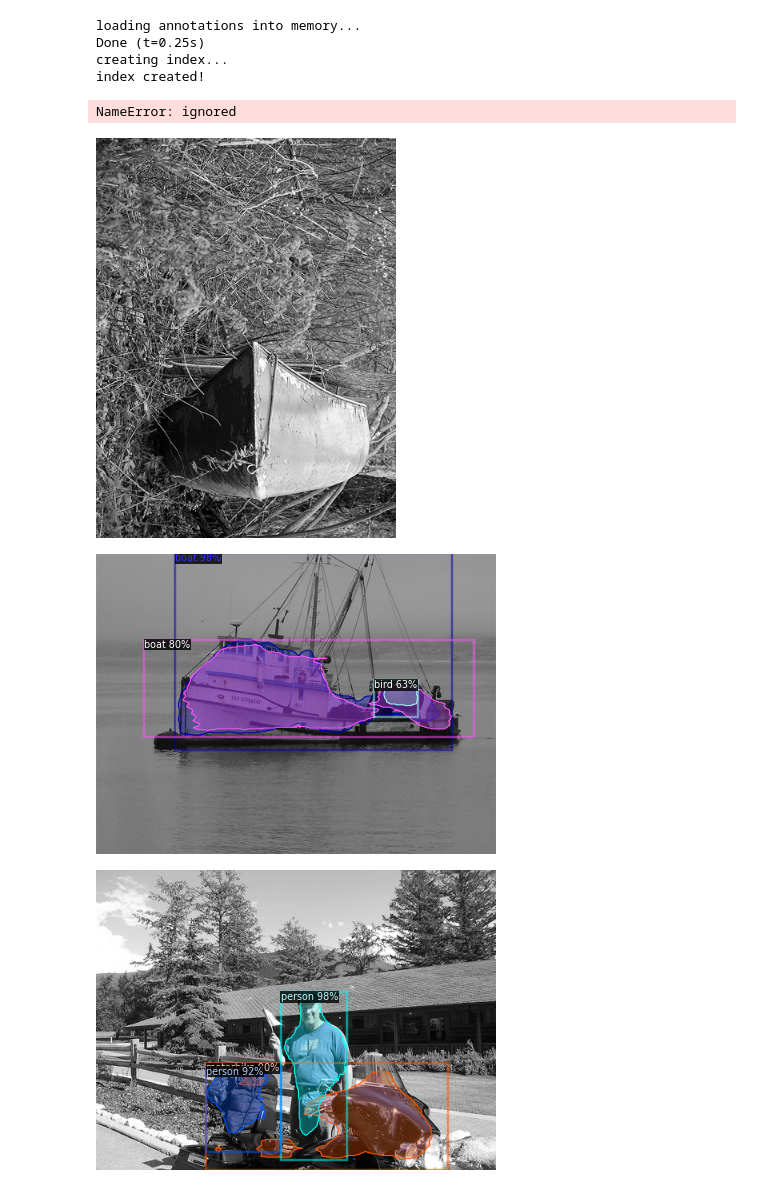
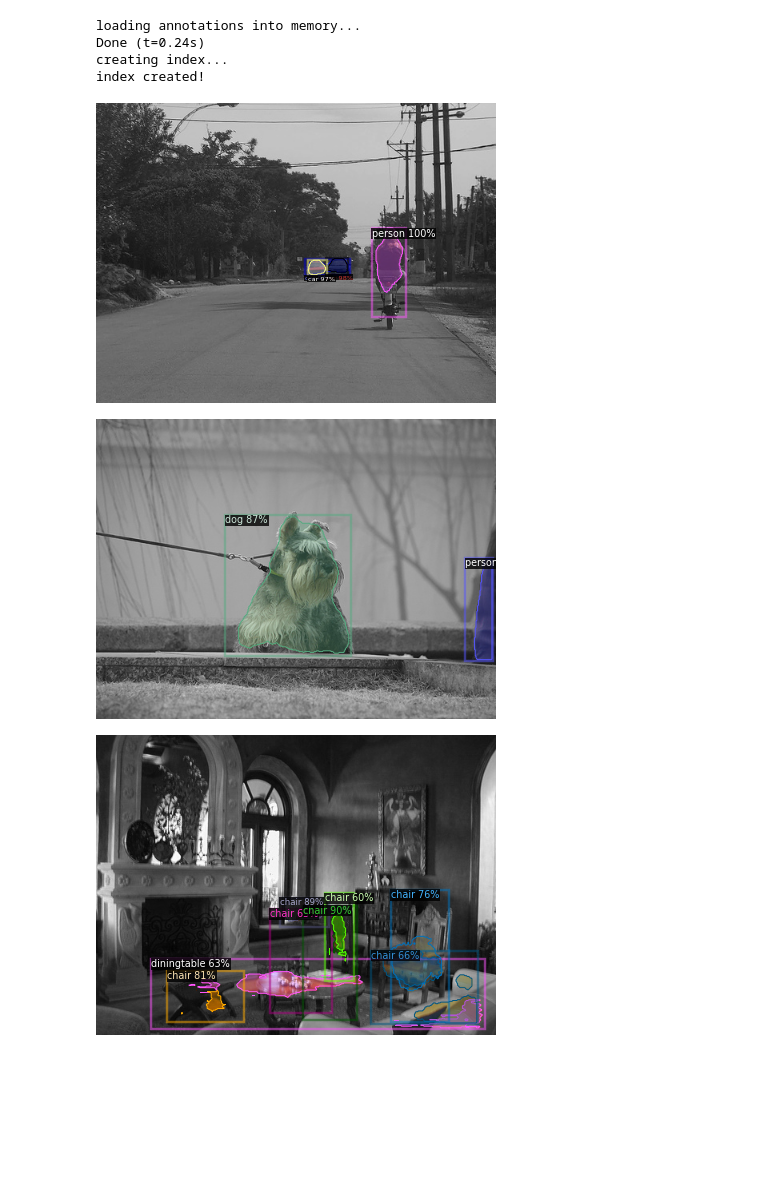
Before and after one commit to crystal0523/Instance-segmentation-using-Detectron2, a Jupyter notebook: instance_segmentation.ipynb, the cells around one changed output. Cells and saved outputs as stored; diff of their text form; code cells hidden in the pictures; blank space fills up the shorter version.

```diff
--- a/instance_segmentation.ipynb
+++ b/instance_segmentation.ipynb
@@ -101,10 +102,10 @@ cfg.DATASETS.TRAIN = ("train_pascal",)
 cfg.DATALOADER.NUM_WORKERS = 2
 cfg.SOLVER.IMS_PER_BATCH = 2
 cfg.SOLVER.BASE_LR = 0.00025
-cfg.SOLVER.MAX_ITER = 20000
+cfg.SOLVER.MAX_ITER = 30000
 cfg.MODEL.ROI_HEADS.BATCH_SIZE_PER_IMAGE = 128
 cfg.MODEL.ROI_HEADS.NUM_CLASSES = 20
-cfg.OUTPUT_DIR = "/content/drive/My Drive/output"
+cfg.OUTPUT_DIR = "/content/drive/My Drive/output1"
 os.makedirs(cfg.OUTPUT_DIR, exist_ok=True)
 trainer = DefaultTrainer(cfg)
 trainer.resume_or_load(resume=False)
@@ -131,6 +150,6 @@ KeyError: ignored
 # %%
-cfg.OUTPUT_DIR = "/content/drive/My Drive/output"
-cfg.MODEL.WEIGHTS = os.path.join(cfg.OUTPUT_DIR, "model_0019999.pth")
+cfg.OUTPUT_DIR = "/content/drive/My Drive/output1"
+cfg.MODEL.WEIGHTS = os.path.join(cfg.OUTPUT_DIR, "model_final.pth")
 cfg.MODEL.ROI_HEADS.SCORE_THRESH_TEST = 0.5   # set the testing threshold for this model
 cfg.DATASETS.TEST = ("test", )
 coco = COCO('/content/drive/My Drive/pascal_train.json')
@@ -145,7 +164,7 @@ test_metadata.set(thing_classes=CLASS_NAMES)
 predictor = DefaultPredictor(cfg)
 # %% [output]
 loading annotations into memory...
-Done (t=0.25s)
+Done (t=0.24s)
 creating index...
 index created!
 # %%
@@ -191,27 +210,25 @@ for imgid in cocoGt.imgs:
 with open('309551053.json', 'w') as f:
     f.write(pd.Series(coco_dt).to_json(orient='values'))
 f.close()
-# %% [output]
-NameError: ignored
 # %%
-cfg.MODEL.WEIGHTS = '/content/drive/My Drive/output/model_0019999.pth'
+cfg.MODEL.WEIGHTS = '/content/drive/My Drive/output1/model_final.pth'
 cfg.MODEL.ROI_HEADS.SCORE_THRESH_TEST = 0.6
 cfg.DATASETS.TEST = ("test")
 predictor = DefaultPredictor(cfg)
 
 from detectron2.utils.visualizer import ColorMode
 
 for d in random.sample(test_dataset_dicts, 3):
     image = cv2.imread(d["file_name"])
     outputs = predictor(image)
     v = Visualizer(image[:, :, ::-1],
                    metadata=test_metadata,
                    scale=0.8,
                    instance_mode=ColorMode.IMAGE_BW
     )
     v = v.draw_instance_predictions(outputs["instances"].to("cpu"))
     cv2_imshow(v.get_image()[:, :, ::-1])
 # %% [output]
-[figure, old version]
+[figure, new version]
-[figure, old version]
+[figure, new version]
-[figure, old version]
+[figure, new version]
```
Also changed, not shown: parts of 5 cells of this notebook.
